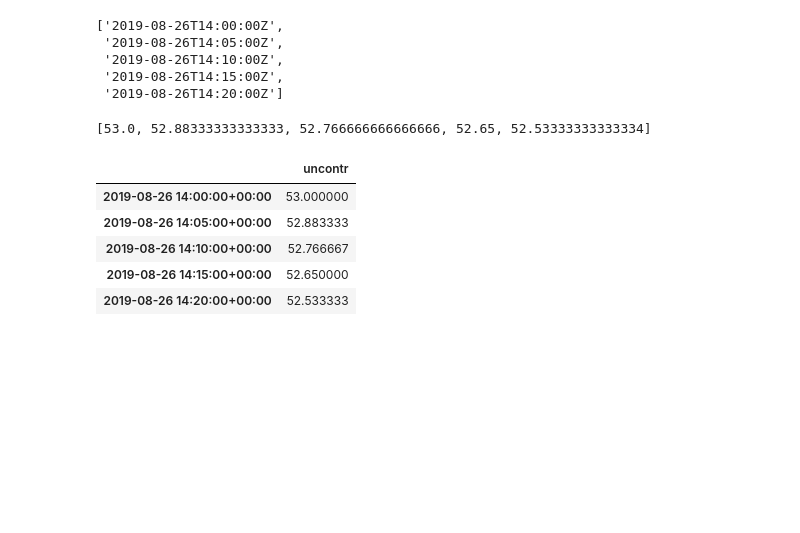
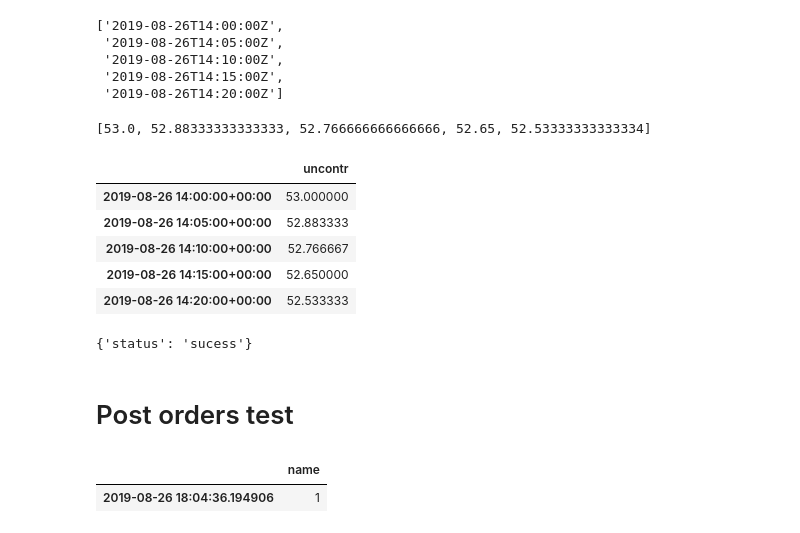
Before and after one commit to Jonathan56-archives/online_CSC_optimization, a Jupyter notebook: notebooks/fetch forecast.ipynb, the cells around one changed output. Drawn from its saved outputs; the diff is of its cells as text; code cells hidden in the pictures; blank space fills up the shorter version.

```diff
--- a/notebooks/fetch forecast.ipynb
+++ b/notebooks/fetch forecast.ipynb
@@ -86,3 +86,24 @@ df.head()
   ],
   "values": [53.0, 52.88333333333333, 52.766666666666666, 52.65, 52.53333333333334]
 }
+# %%
+import requests
+import json
+
+url = 'http://127.0.0.1/forecast'
+data = {'times': [d.strftime('%Y-%m-%dT%H:%M:%SZ')
+                  for d in forecast.index],
+        'values': list((forecast / 1000).tolist())}
+headers = {"Content-Type": "application/json"}
+response = requests.put(url, data=json.dumps(data), headers=headers)
+res = response.json()
+print(res)
+# %% [output]
+{'status': 'sucess'}
+# %% [markdown]
+# Post orders test
+# %%
+pandas.DataFrame(index=[datetime.now()], data={'name': 1})
+# %% [output]
+|  | name |
+| 2019-08-26 18:04:36.194906 | 1 |
```
Also changed, not shown: parts of 2 cells of this notebook, 8 other files.
